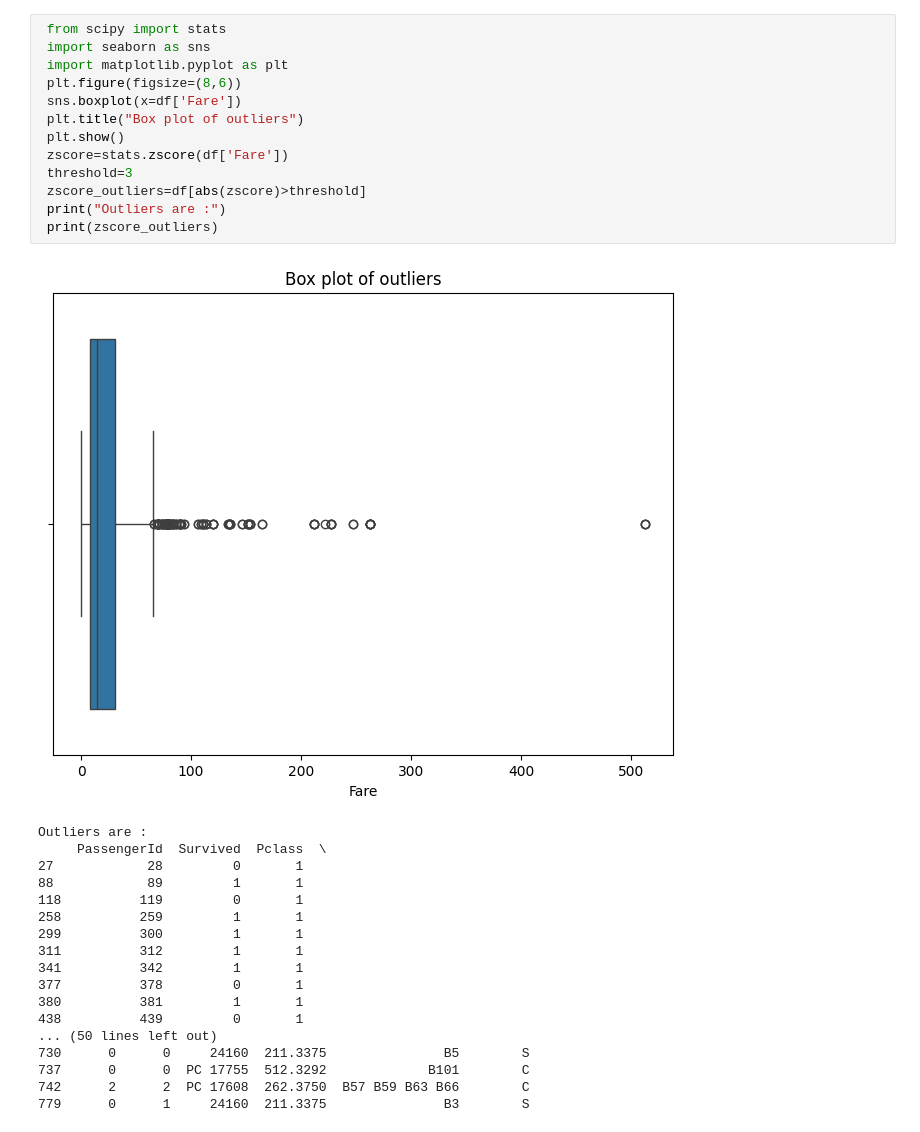
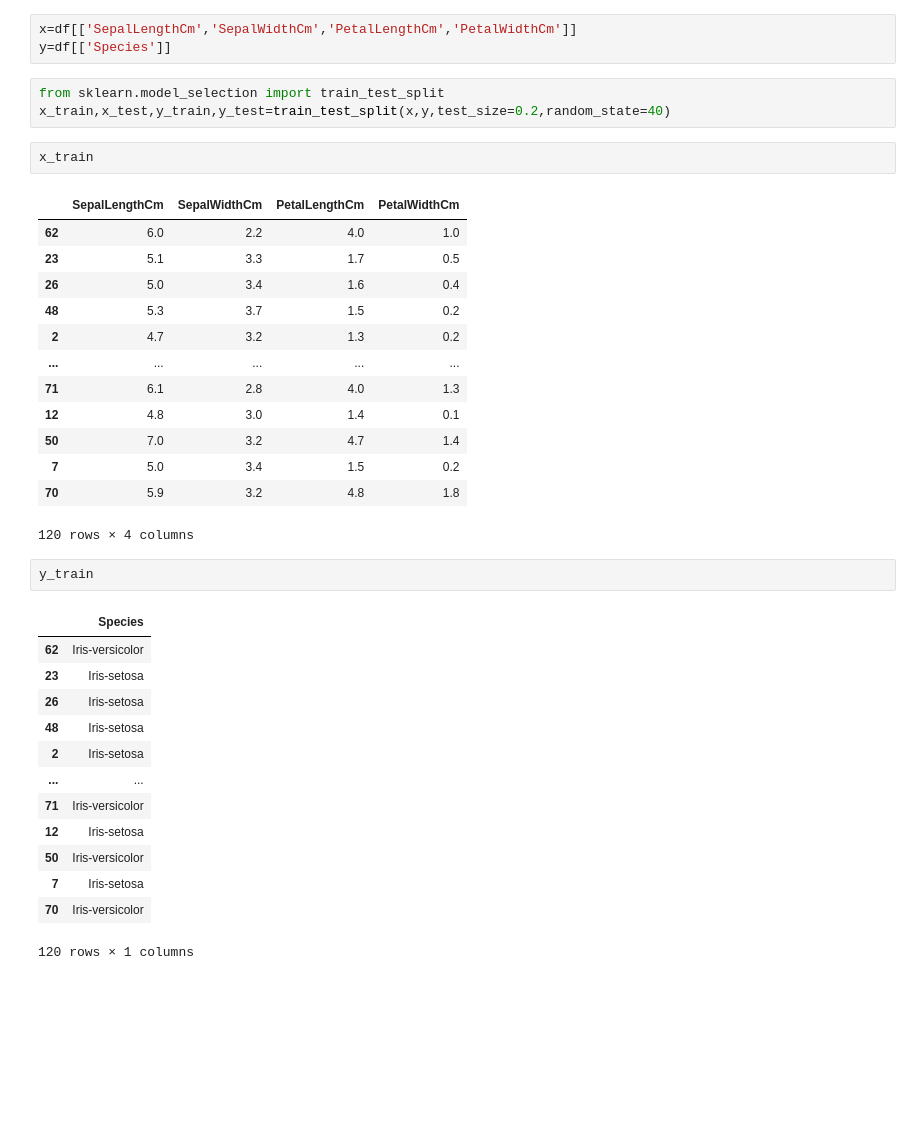
Before and after one commit to Siddesh-sg/CSE, a Jupyter notebook: Untitled0.ipynb, the cells around one changed output. Cells and saved outputs as stored; diff of their text form; blank space fills up the shorter version.

```diff
--- a/Untitled0.ipynb
+++ b/Untitled0.ipynb
@@ -159,32 +16,38 @@ For example, when doing 'df[col].method(value, inplace=True)', try using 'df.met
-# %%
- from scipy import stats
- import seaborn as sns
- import matplotlib.pyplot as plt
- plt.figure(figsize=(8,6))
- sns.boxplot(x=df['Fare'])
- plt.title("Box plot of outliers")
- plt.show()
- zscore=stats.zscore(df['Fare'])
- threshold=3
- zscore_outliers=df[abs(zscore)>threshold]
- print("Outliers are :")
- print(zscore_outliers)
-# %% [output]
-[figure, removed]
-Outliers are :
-     PassengerId  Survived  Pclass  \
-27            28         0       1
-88            89         1       1
-118          119         0       1
-258          259         1       1
-299          300         1       1
-311          312         1       1
-341          342         1       1
-377          378         0       1
-380          381         1       1
-438          439         0       1
-... (50 lines left out)
-730      0      0     24160  211.3375               B5        S
-737      0      0  PC 17755  512.3292             B101        C
-742      2      2  PC 17608  262.3750  B57 B59 B63 B66        C
-779      0      1     24160  211.3375               B3        S
+# %%
+x=df[['SepalLengthCm','SepalWidthCm','PetalLengthCm','PetalWidthCm']]
+y=df[['Species']]
+# %%
+from sklearn.model_selection import train_test_split
+x_train,x_test,y_train,y_test=train_test_split(x,y,test_size=0.2,random_state=40)
+# %%
+x_train
+# %% [output]
+|  | SepalLengthCm | SepalWidthCm | PetalLengthCm | PetalWidthCm |
+| 62 | 6.0 | 2.2 | 4.0 | 1.0 |
+| 23 | 5.1 | 3.3 | 1.7 | 0.5 |
+| 26 | 5.0 | 3.4 | 1.6 | 0.4 |
+| 48 | 5.3 | 3.7 | 1.5 | 0.2 |
+| 2 | 4.7 | 3.2 | 1.3 | 0.2 |
+| ... | ... | ... | ... | ... |
+| 71 | 6.1 | 2.8 | 4.0 | 1.3 |
+| 12 | 4.8 | 3.0 | 1.4 | 0.1 |
+| 50 | 7.0 | 3.2 | 4.7 | 1.4 |
+| 7 | 5.0 | 3.4 | 1.5 | 0.2 |
+| 70 | 5.9 | 3.2 | 4.8 | 1.8 |
+120 rows × 4 columns
+# %%
+y_train
+# %% [output]
+|  | Species |
+| 62 | Iris-versicolor |
+| 23 | Iris-setosa |
+| 26 | Iris-setosa |
+| 48 | Iris-setosa |
+| 2 | Iris-setosa |
+| ... | ... |
+| 71 | Iris-versicolor |
+| 12 | Iris-setosa |
+| 50 | Iris-versicolor |
+| 7 | Iris-setosa |
+| 70 | Iris-versicolor |
+120 rows × 1 columns
```
Also changed, not shown: parts of 15 cells of this notebook.
